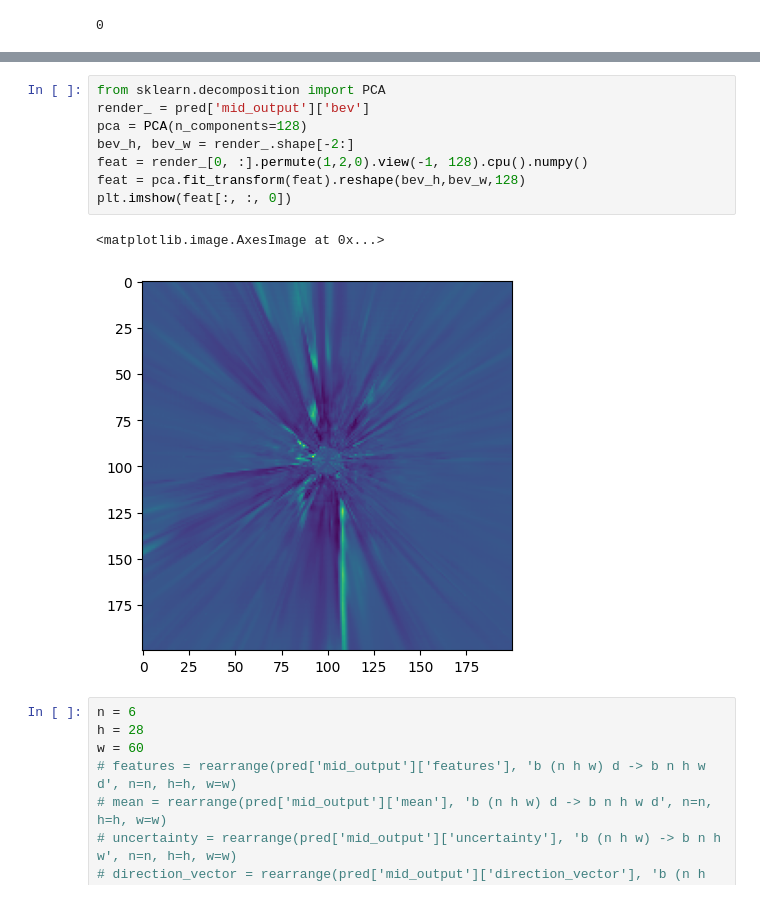
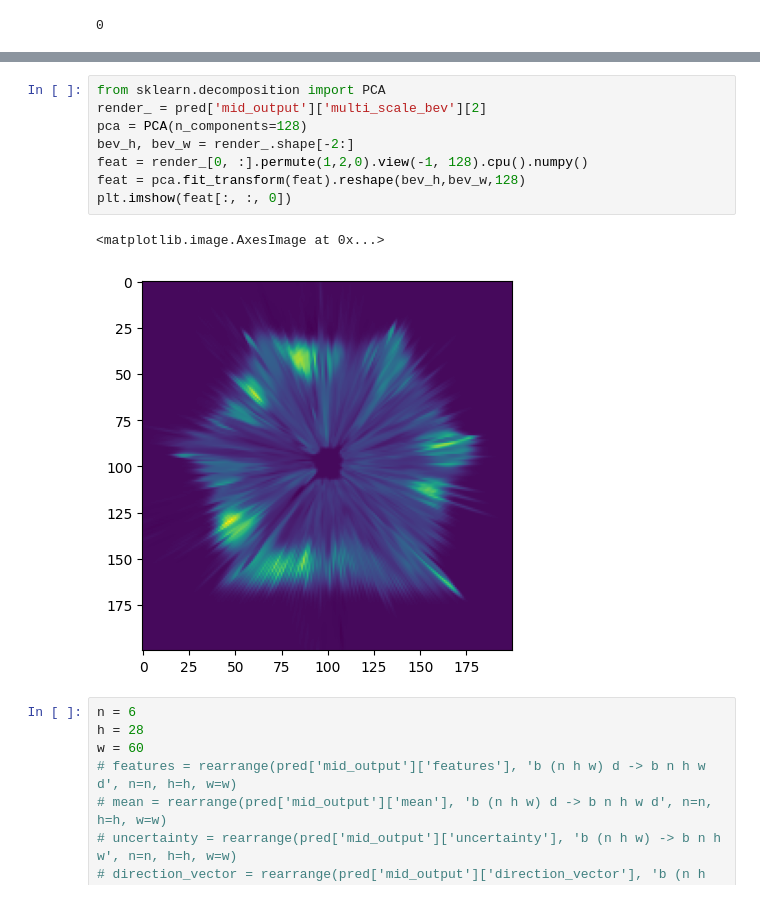
Before and after one commit to nargoo0328/cross_view_transformers, a Jupyter notebook: scripts/test_bug.ipynb, the cells around one changed output, grey strips where cells are left out. Cells and saved outputs as stored; diff of their text form.

```diff
--- a/scripts/test_bug.ipynb
+++ b/scripts/test_bug.ipynb
@@ -115,14 +127,14 @@ NameError: name 'dataset' is not defined
 # %%
 from sklearn.decomposition import PCA
-render_ = pred['mid_output']['bev']
+render_ = pred['mid_output']['multi_scale_bev'][2]
 pca = PCA(n_components=128)
 bev_h, bev_w = render_.shape[-2:]
 feat = render_[0, :].permute(1,2,0).view(-1, 128).cpu().numpy()
 feat = pca.fit_transform(feat).reshape(bev_h,bev_w,128)
 plt.imshow(feat[:, :, 0])
 # %% [output]
 <matplotlib.image.AxesImage at 0x...>
-[figure, old version]
+[figure, new version]
 # %%
 n = 6
 h = 28
```
Also changed, not shown: parts of 9 cells of this notebook, 2 other files.
